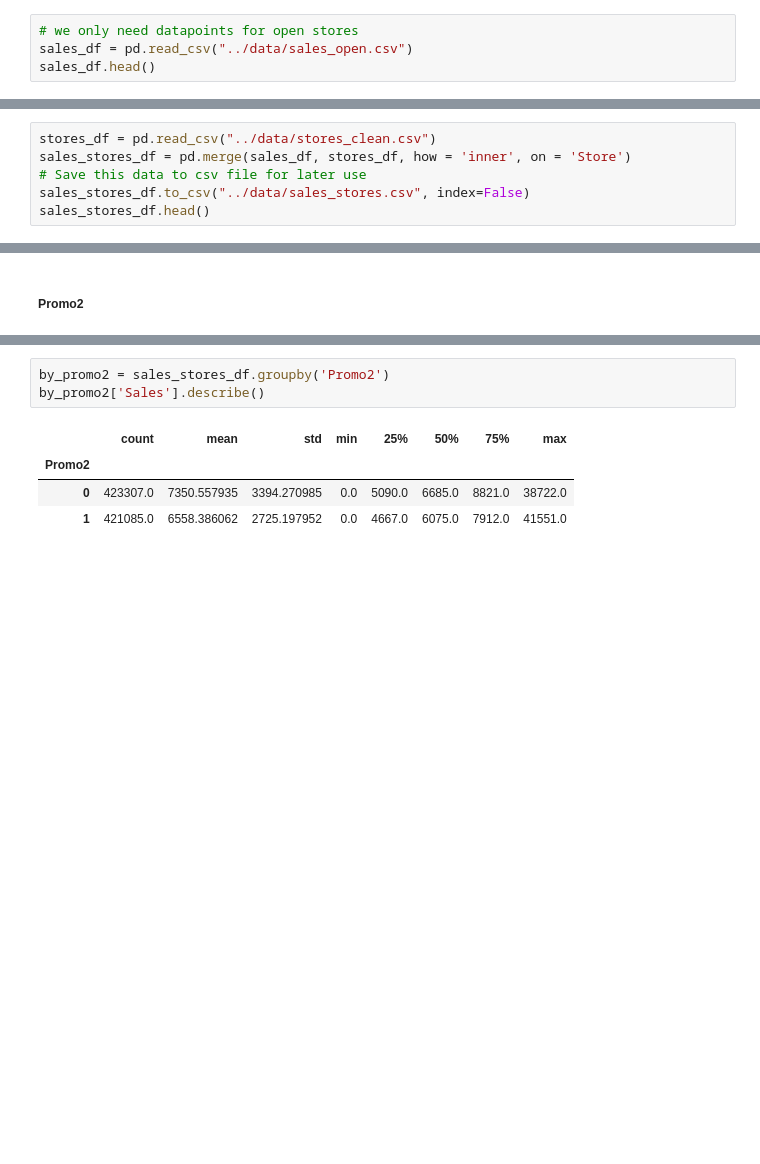
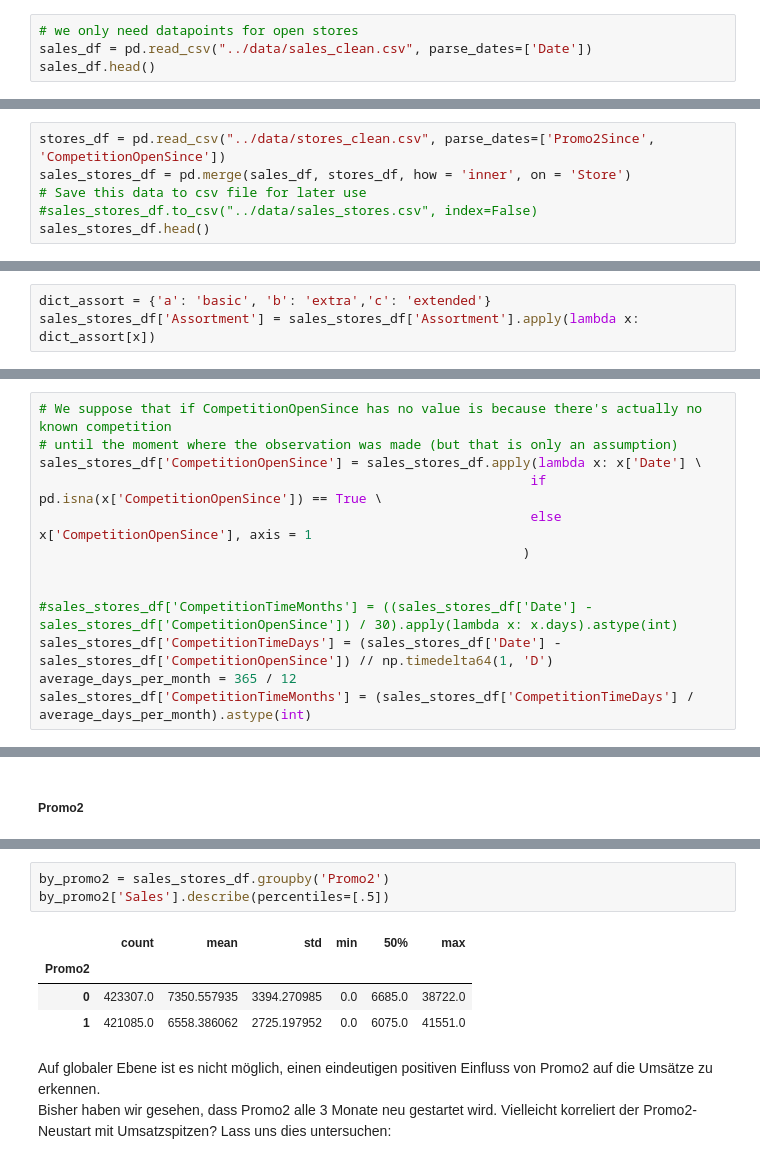
Before and after one commit to xaviermondragon/rossmann, a Jupyter notebook: notebooks/sales_stores_eda.ipynb, the cells around one changed output, grey strips where cells are left out. Saved outputs shown, nothing was run; the diff lists cells and outputs as text; blank space fills up the shorter version.

```diff
--- a/notebooks/sales_stores_eda.ipynb
+++ b/notebooks/sales_stores_eda.ipynb
@@ -14,6 +18,6 @@ import seaborn as sns
 ##### Lesen der Verkaufsdaten
 # %%
 # we only need datapoints for open stores
-sales_df = pd.read_csv("../data/sales_open.csv")
+sales_df = pd.read_csv("../data/sales_clean.csv", parse_dates=['Date'])
 sales_df.head()
 # %% [output]
@@ -26,10 +30,10 @@ sales_df.head()
 # %% [markdown]
 ##### Verknüpfung mit den Daten der Filialen:
 # %%
-stores_df = pd.read_csv("../data/stores_clean.csv")
+stores_df = pd.read_csv("../data/stores_clean.csv", parse_dates=['Promo2Since', 'CompetitionOpenSince'])
 sales_stores_df = pd.merge(sales_df, stores_df, how = 'inner', on = 'Store')
 # Save this data to csv file for later use
-sales_stores_df.to_csv("../data/sales_stores.csv", index=False)
+#sales_stores_df.to_csv("../data/sales_stores.csv", index=False)
 sales_stores_df.head()
 # %% [output]
 |  | Store | DayOfWeek | Date | Sales | Customers | Open | Promo | StateHoliday | SchoolHoliday | ... |
@@ -67,3 +92,6 @@ by_store_type[['Customers', 'Sales']].describe().transpose()
 Filialen der Art `b` haben im Durchschnitt einen größeren Kundenstrom und erzielen höhere Gewinne. Es gibt aber weniger Filialen dieser Art.
 # %% [markdown]
 ##### Assortment
+# %%
+dict_assort = {'a': 'basic', 'b': 'extra','c': 'extended'}
+sales_stores_df['Assortment'] = sales_stores_df['Assortment'].apply(lambda x: dict_assort[x])
@@ -116,0 +174,13 @@ by_co_since['Sales'].describe()
+# %%
+# We suppose that if CompetitionOpenSince has no value is because there's actually no known competition
+# until the moment where the observation was made (but that is only an assumption)
+sales_stores_df['CompetitionOpenSince'] = sales_stores_df.apply(lambda x: x['Date'] \
+                                                               if pd.isna(x['CompetitionOpenSince']) == True \
+                                                               else x['CompetitionOpenSince'], axis = 1
+                                                              )
+
+
+#sales_stores_df['CompetitionTimeMonths'] = ((sales_stores_df['Date'] - sales_stores_df['CompetitionOpenSince']) / 30).apply(lambda x: x.days).astype(int)
+sales_stores_df['CompetitionTimeDays'] = (sales_stores_df['Date'] - sales_stores_df['CompetitionOpenSince']) // np.timedelta64(1, 'D')
+average_days_per_month = 365 / 12
+sales_stores_df['CompetitionTimeMonths'] = (sales_stores_df['CompetitionTimeDays'] / average_days_per_month).astype(int)
@@ -125,8 +224,11 @@ sns.violinplot(x='Promo2', y='Sales', data=sales_stores_df, hue='Promo2').set(ti
 # %%
 by_promo2 = sales_stores_df.groupby('Promo2')
-by_promo2['Sales'].describe()
+by_promo2['Sales'].describe(percentiles=[.5])
 # %% [output]
-|  | count | mean | std | min | 25% | 50% | 75% | max |
-| Promo2 |  |  |  |  |  |  |  |  |
-| 0 | 423307.0 | 7350.557935 | 3394.270985 | 0.0 | 5090.0 | 6685.0 | 8821.0 | 38722.0 |
-| 1 | 421085.0 | 6558.386062 | 2725.197952 | 0.0 | 4667.0 | 6075.0 | 7912.0 | 41551.0 |
+|  | count | mean | std | min | 50% | max |
+| Promo2 |  |  |  |  |  |  |
+| 0 | 423307.0 | 7350.557935 | 3394.270985 | 0.0 | 6685.0 | 38722.0 |
+| 1 | 421085.0 | 6558.386062 | 2725.197952 | 0.0 | 6075.0 | 41551.0 |
+# %% [markdown]
+Auf globaler Ebene ist es nicht möglich, einen eindeutigen positiven Einfluss von Promo2 auf die Umsätze zu erkennen.
+Bisher haben wir gesehen, dass Promo2 alle 3 Monate neu gestartet wird. Vielleicht korreliert der Promo2-Neustart mit Umsatzspitzen? Lass uns dies untersuchen:
```
Also changed, not shown: parts of 28 cells of this notebook, 6 other files.
